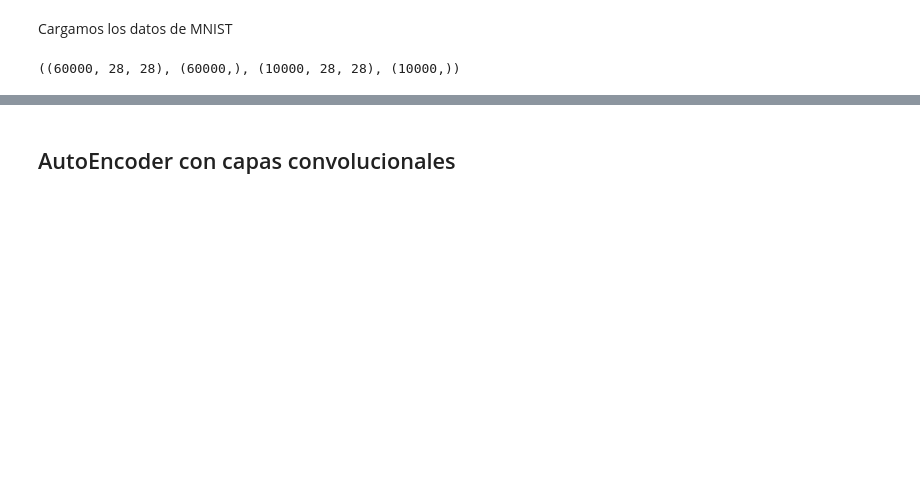
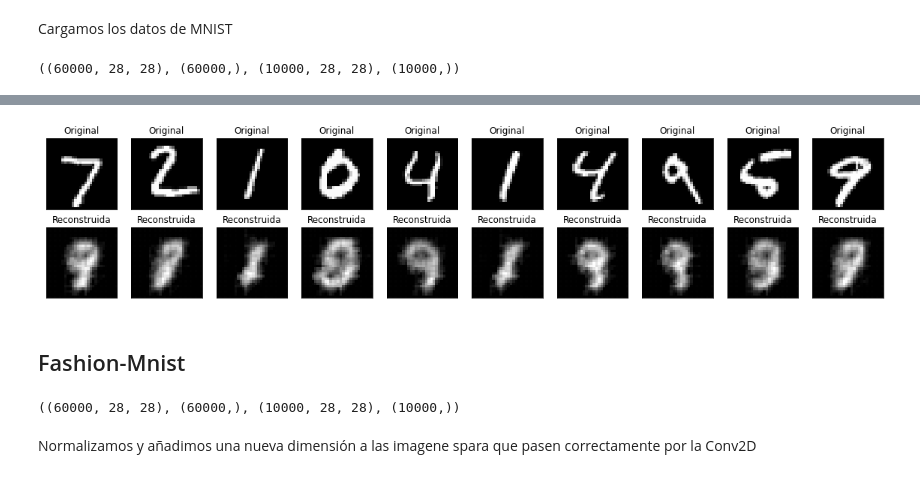
Before and after one commit to Rietta5/VAE-GAN, a Jupyter notebook: Notebooks/AutoEncoder_conv.ipynb, the cells around one changed output, grey strips where cells are left out. Drawn from its saved outputs; the diff is of its cells as text; code cells hidden in the pictures; blank space fills up the shorter version.

Commit message:
Notebook con un autoencoder con capas convolucionales.

```diff
--- a/Notebooks/AutoEncoder_conv.ipynb
+++ b/Notebooks/AutoEncoder_conv.ipynb
@@ -9,0 +91,25 @@ tf.random.set_seed(666)
+# %%
+def reconstruccion(n, data):
+
+  encoded_imgs = ae_conv.encoder(data[:n]).numpy()
+  decoded_imgs = ae_conv.decoder(encoded_imgs).numpy()
+
+
+  plt.figure(figsize=(20, 4))
+  for i in range(n):
+    # display original
+    ax = plt.subplot(2, n, i + 1)
+    plt.imshow(data[i].reshape(28,28))
+    plt.title("Original")
+    plt.gray()
+    ax.get_xaxis().set_visible(False)
+    ax.get_yaxis().set_visible(False)
+
+    # display reconstruction
+    ax = plt.subplot(2, n, i + 1 + n)
+    plt.imshow(decoded_imgs[i].reshape(28,28))
+    plt.title("Reconstruida")
+    plt.gray()
+    ax.get_xaxis().set_visible(False)
+    ax.get_yaxis().set_visible(False)
+  plt.show()
@@ -19,3 +205,16 @@ Normalizamos
+# %%
+reconstruccion(n = 10, data = Xtest)
+# %% [output]
+[figure, added]
+# %% [markdown]
+## Fashion-Mnist
+# %%
+(Xtrain, Ytrain), (Xtest, Ytest) = tf.keras.datasets.fashion_mnist.load_data();
+Xtrain.shape, Ytrain.shape, Xtest.shape, Ytest.shape
+# %% [output]
+((60000, 28, 28), (60000,), (10000, 28, 28), (10000,))
+# %% [markdown]
+Normalizamos y añadimos una nueva dimensión a las imagene spara que pasen correctamente por la Conv2D
 # %%
 Xtrain = Xtrain / 255
 Xtest = Xtest / 255
@@ -67,5 +224,3 @@ class AutoEncoder_conv(tf.keras.Model):
-# %% [markdown]
-## AutoEncoder con capas convolucionales
 # %%
 ae_conv = AutoEncoder_conv(input_shape=Xtrain.shape[1], latent_dim=2)
 # %%
```
Also changed, not shown: parts of 36 cells of this notebook.
